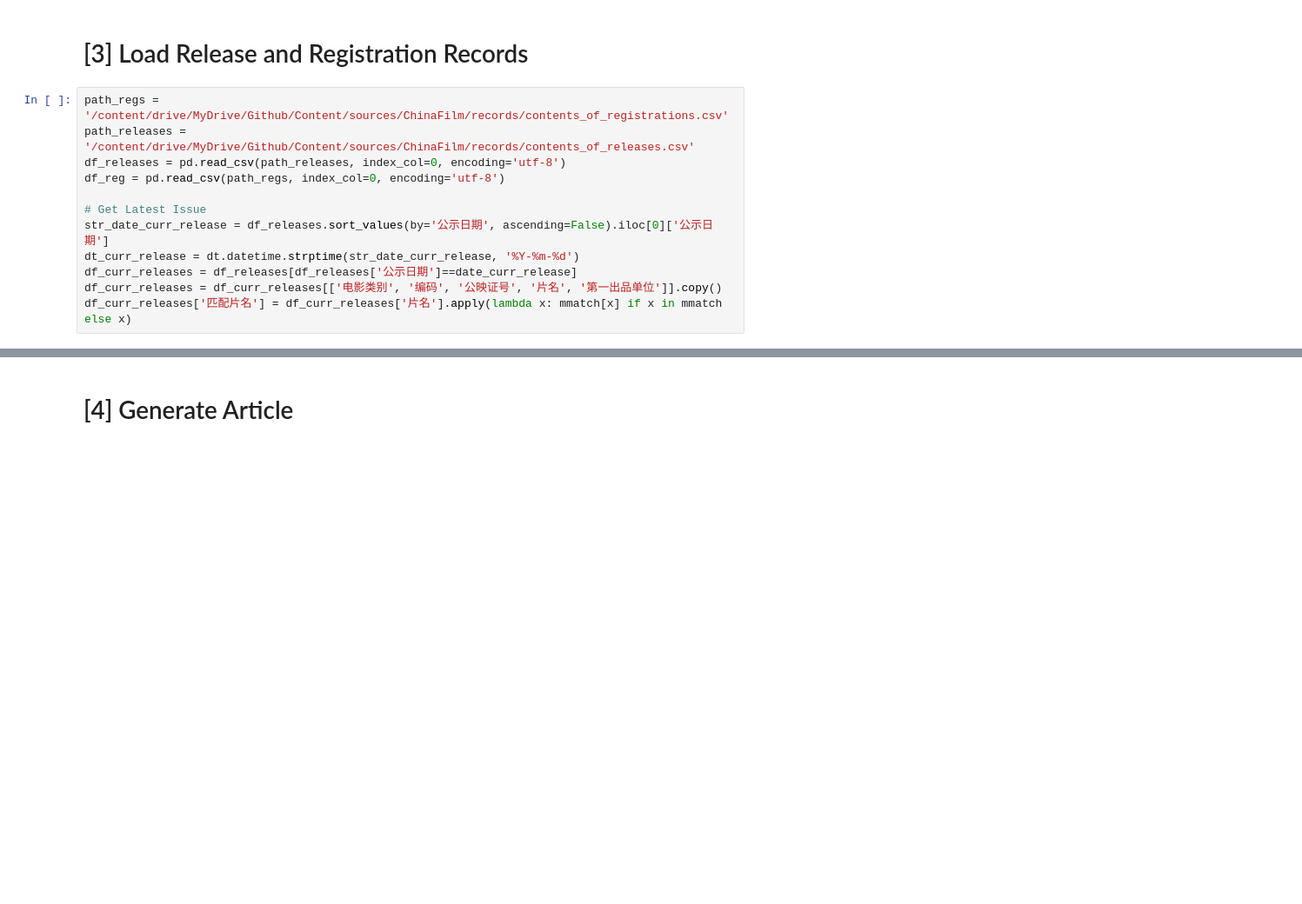
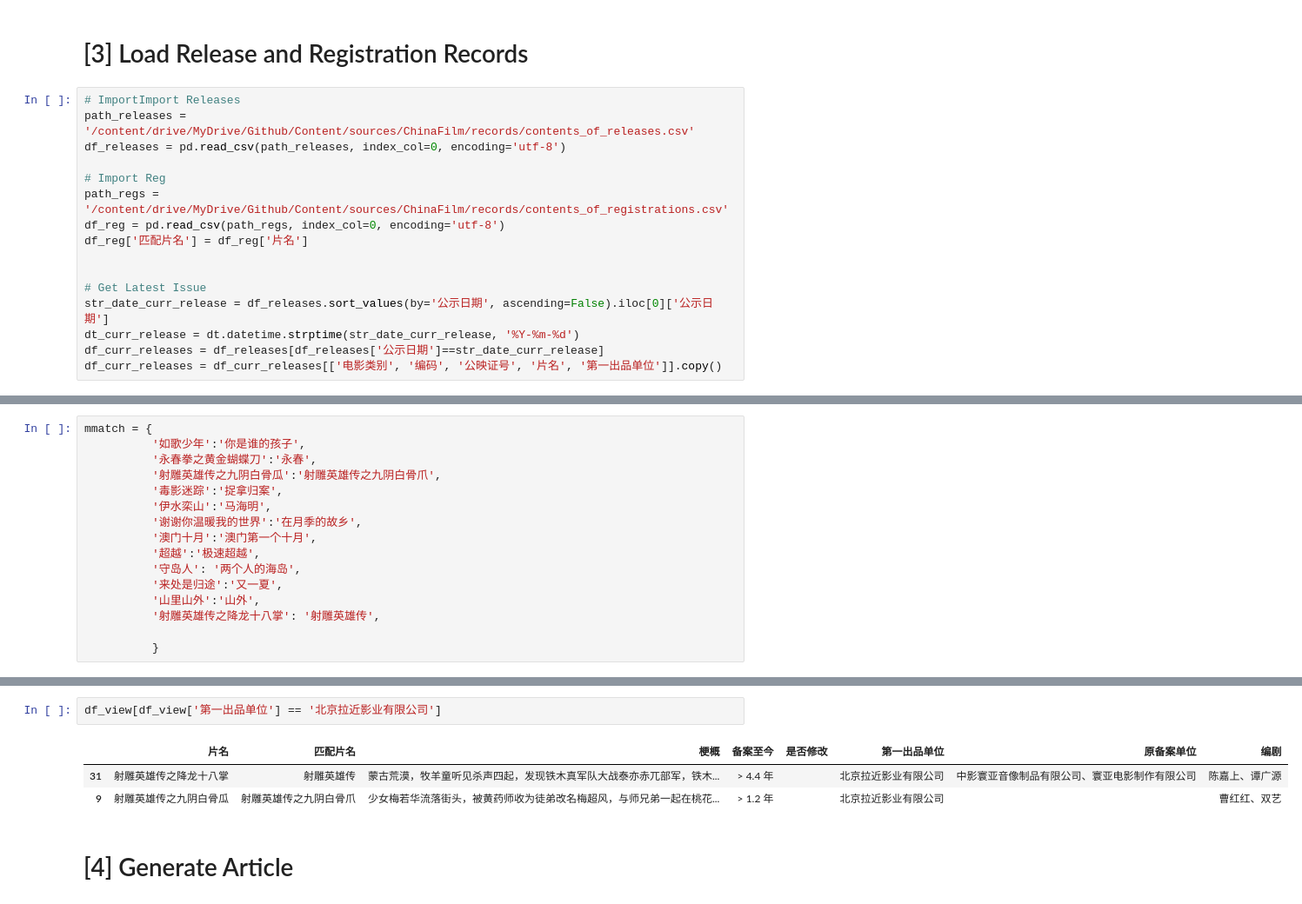
Before and after one commit to CT-Cultures/Content, a Jupyter notebook: tools/articles/Release_Overview_Issue.ipynb, the cells around one changed output, grey strips where cells are left out. Shown at 87% size. Cells and saved outputs as stored; diff of their text form; blank space fills up the shorter version.

```diff
--- a/tools/articles/Release_Overview_Issue.ipynb
+++ b/tools/articles/Release_Overview_Issue.ipynb
@@ -26,14 +50,18 @@ import re
 # %% [markdown]
 # [3] Load Release and Registration Records
 # %%
-path_regs = '/content/drive/MyDrive/Github/Content/sources/ChinaFilm/records/contents_of_registrations.csv'
+# ImportImport Releases
 path_releases = '/content/drive/MyDrive/Github/Content/sources/ChinaFilm/records/contents_of_releases.csv'
 df_releases = pd.read_csv(path_releases, index_col=0, encoding='utf-8')
+
+# Import Reg
+path_regs = '/content/drive/MyDrive/Github/Content/sources/ChinaFilm/records/contents_of_registrations.csv'
 df_reg = pd.read_csv(path_regs, index_col=0, encoding='utf-8')
+df_reg['匹配片名'] = df_reg['片名']
+
 
 # Get Latest Issue
 str_date_curr_release = df_releases.sort_values(by='公示日期', ascending=False).iloc[0]['公示日期']
 dt_curr_release = dt.datetime.strptime(str_date_curr_release, '%Y-%m-%d')
-df_curr_releases = df_releases[df_releases['公示日期']==date_curr_release]
+df_curr_releases = df_releases[df_releases['公示日期']==str_date_curr_release]
 df_curr_releases = df_curr_releases[['电影类别', '编码', '公映证号', '片名', '第一出品单位']].copy()
-df_curr_releases['匹配片名'] = df_curr_releases['片名'].apply(lambda x: mmatch[x] if x in mmatch else x)
@@ -39,0 +88,16 @@ df_curr_releases['匹配片名'] = df_curr_releases['片名'].apply(lambda x: mm
+# %%
+mmatch = {
+          '如歌少年':'你是谁的孩子',
+          '永春拳之黄金蝴蝶刀':'永春',
+          '射雕英雄传之九阴白骨瓜':'射雕英雄传之九阴白骨爪',
+          '毒影迷踪':'捉拿归案',
+          '伊水栾山':'马海明',
+          '谢谢你温暖我的世界':'在月季的故乡',
+          '澳门十月':'澳门第一个十月',
+          '超越':'极速超越',
+          '守岛人': '两个人的海岛',
+          '来处是归途':'又一夏',
+          '山里山外':'山外',
+          '射雕英雄传之降龙十八掌': '射雕英雄传',
+
+          }
@@ -122,3 +185,9 @@ df_view
+# %%
+df_view[df_view['第一出品单位'] == '北京拉近影业有限公司']
+# %% [output]
+|  | 片名 | 匹配片名 | 梗概 | 备案至今 | 是否修改 | 第一出品单位 | 原备案单位 | 编剧 |
+| 31 | 射雕英雄传之降龙十八掌 | 射雕英雄传 | 蒙古荒漠，牧羊童听见杀声四起，发现铁木真军队大战泰亦赤兀部军，铁木... | > 4.4 年 |  | 北京拉近影业有限公司 | 中影寰亚音像制品有限公司、寰亚电影制作有限公司 | 陈嘉上、谭广源 |
+| 9 | 射雕英雄传之九阴白骨瓜 | 射雕英雄传之九阴白骨爪 | 少女梅若华流落街头，被黄药师收为徒弟改名梅超风，与师兄弟一起在桃花... | > 1.2 年 |  | 北京拉近影业有限公司 |  | 曹红红、双艺 |
 # %% [markdown]
 # [4] Generate Article
 # %% [markdown]
```
Also changed, not shown: parts of 39 cells of this notebook, 29 other files.
